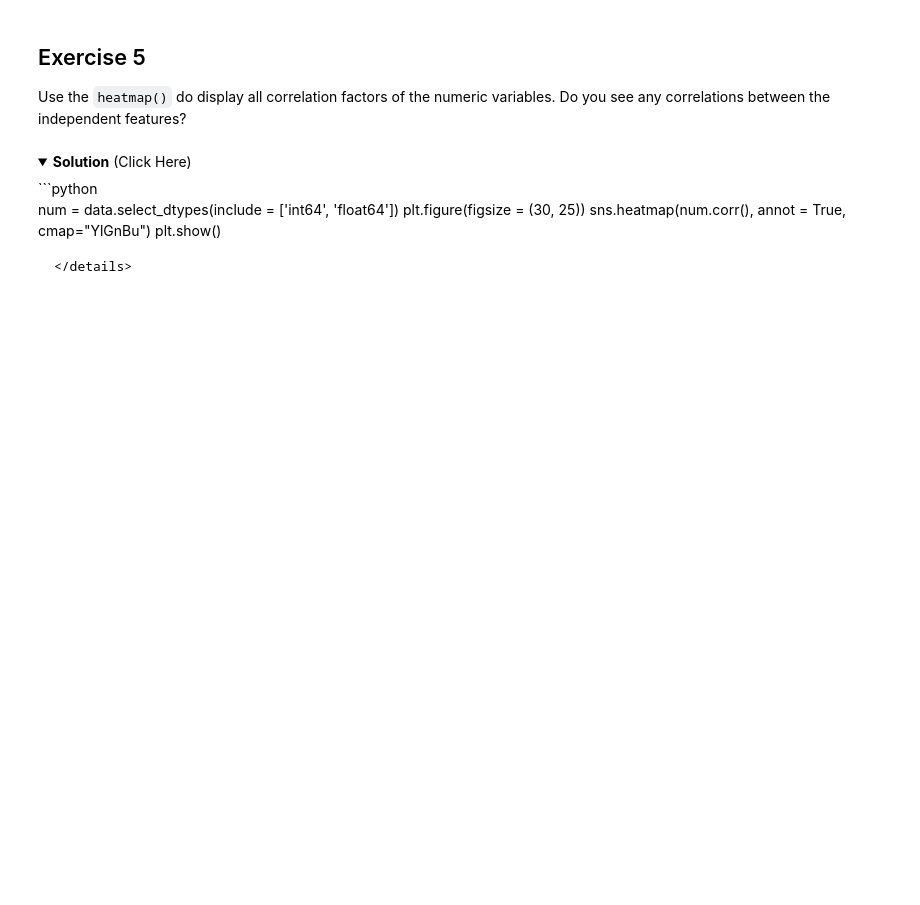
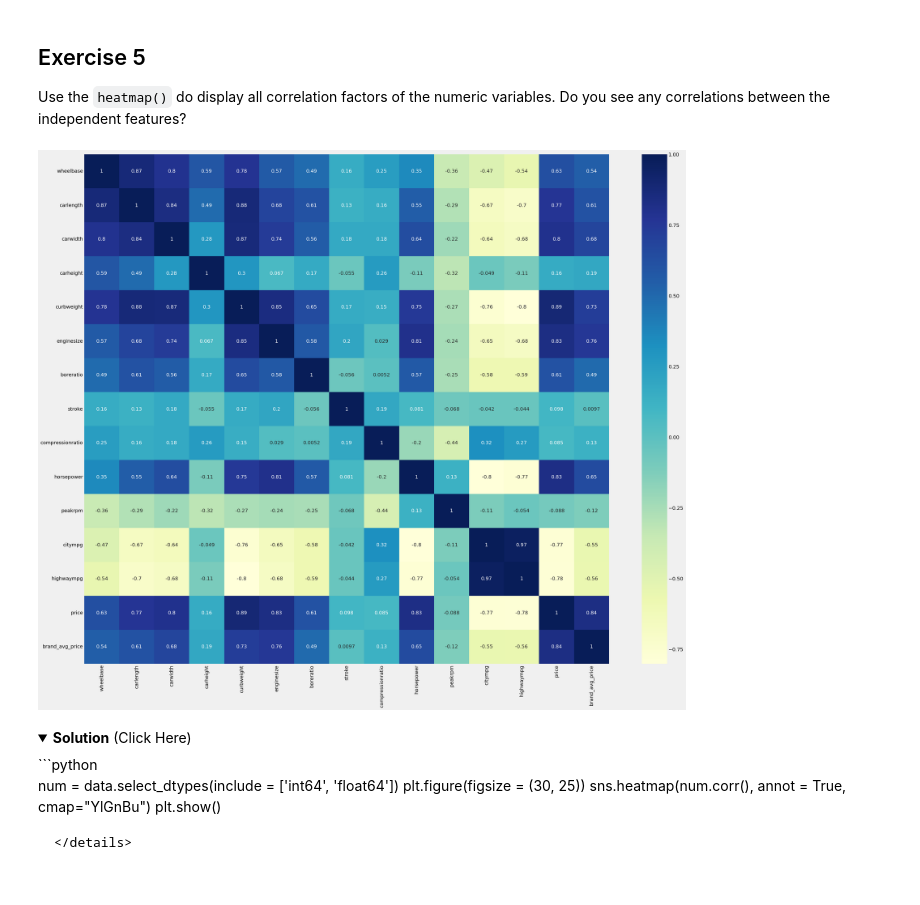
Before and after one commit to shaulamarquez/IBM-Machine-Learning, a Jupyter notebook: 02 Supervised Machine Learning Regression/02 Practice Lab Linear Regression/Practice Lab Linear Regression.ipynb, the cells around one changed output. Cells and saved outputs as stored; diff of their text form; code cells hidden in the pictures; folded sections open; blank space fills up the shorter version.

```diff
--- a/02 Supervised Machine Learning Regression/02 Practice Lab Linear Regression/Practice Lab Linear Regression.ipynb
+++ b/02 Supervised Machine Learning Regression/02 Practice Lab Linear Regression/Practice Lab Linear Regression.ipynb
@@ -597,3 +605,11 @@ Use the `heatmap()` do display all correlation factors of the numeric variables.
+# %%
+# Enter your code and run the cell
+num = data.select_dtypes(include=['int64', 'float64'])
+plt.figure(figsize= (30,25))
+sns.heatmap(num.corr(), annot = True, cmap='YlGnBu')
+plt.show()
+# %% [output]
+[figure, added]
 # %% [markdown]
 <details>
 <summary><strong>Solution</strong> (Click Here)</summary>
```
Also changed, not shown: parts of 35 cells of this notebook.
